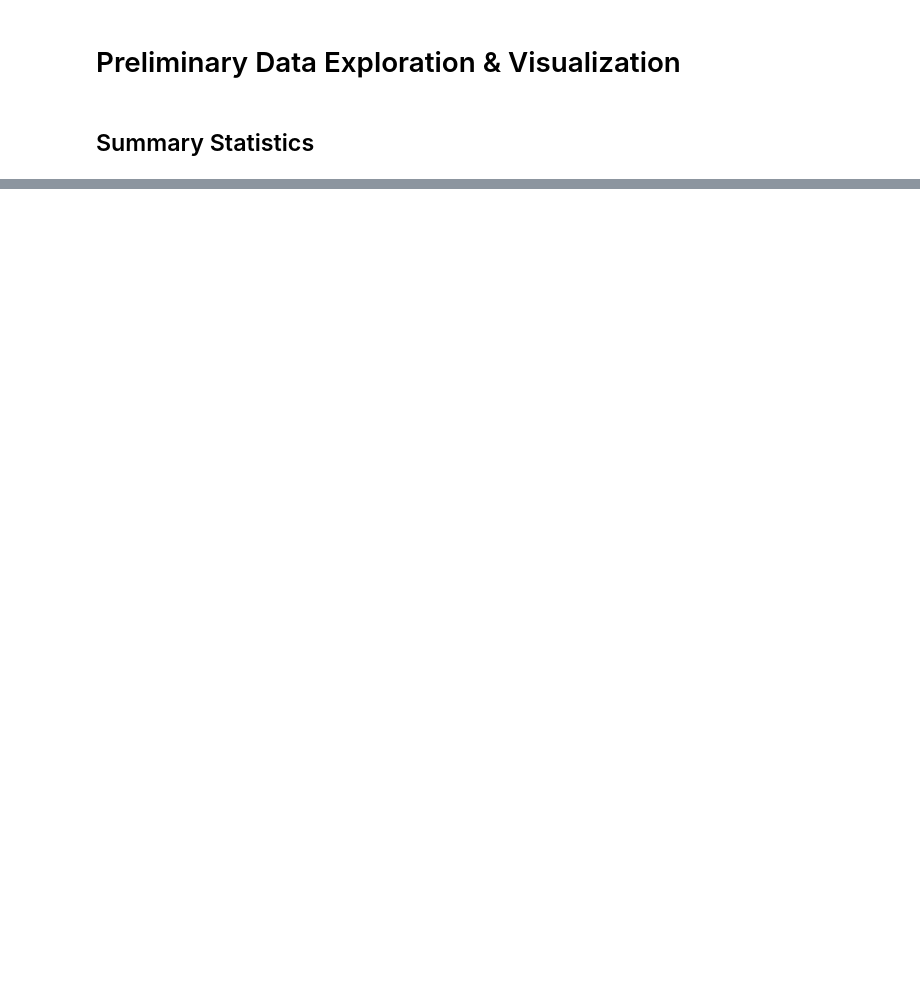
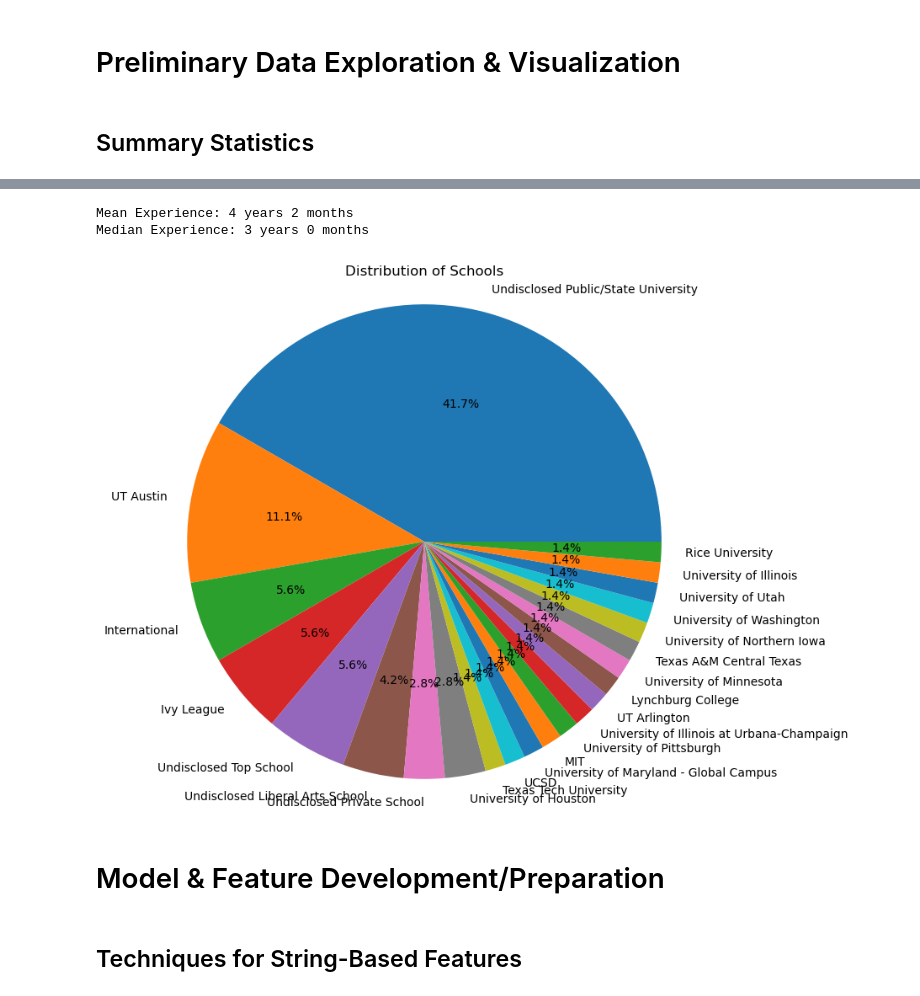
Before and after one commit to sergiicodes/UT-Austin-MSDS-admissions-predictor, a Jupyter notebook: json files/data-cleansing.ipynb, the cells around one changed output, grey strips where cells are left out. Saved outputs shown, nothing was run; the diff lists cells and outputs as text; code cells hidden in the pictures; blank space fills up the shorter version.

```diff
--- a/json files/data-cleansing.ipynb
+++ b/json files/data-cleansing.ipynb
@@ -82,0 +132,75 @@ plt.show()
+# %%
+import re
+# This will go through all of the comments in the "experience" column, see if there is a number in front of the word year(s) and month(s), and then find the mean of relevant experience in years
+# Extract the numerical values from the "experience" column
+experience_values = combined_df['experience'].str.extract(r'(\d+)(?= year| years| month| months)')
+
+# Convert the extracted values to numeric
+experience_values = pd.to_numeric(experience_values[0], errors='coerce')
+
+# Convert months to years by dividing by 12
+experience_values.loc[combined_df['experience'].str.contains('month|months', na=False)] /= 12
+
+# Drop the NaN values
+experience_values = experience_values.dropna()
+
+# Calculate the average, in years, of the extracted values
+mean_experience = experience_values.mean()
+median_experience = experience_values.median()
+
+# Convert mean experience to years and months
+mean_years = math.floor(mean_experience)
+mean_months = round((mean_experience - mean_years) * 12)
+
+# Convert median experience to years and months
+median_years = math.floor(median_experience)
+median_months = round((median_experience - median_years) * 12)
+
+# Print the mean and median experience in years and months
+mean_experience_str = f"Mean Experience: {mean_years} years {mean_months} months"
+median_experience_str = f"Median Experience: {median_years} years {median_months} months"
+
+print(mean_experience_str)
+print(median_experience_str)
+# %% [output]
+Mean Experience: 4 years 2 months
+Median Experience: 3 years 0 months
+# %%
+import re
+
+school_names = combined_df['education'].apply(lambda x: x['institution'] if isinstance(x, dict) and 'institution' in x else [item['institution'] for item in x if 'institution' in item])
+
+# Modify the school names to group specific schools
+school_names_modified = school_names.copy()
+
+# Group "Columbia University" and "Yale University" under "Ivy League"
+school_names_modified = [name if name not in ["Columbia University", "Yale University"] else "Ivy League" for name in school_names_modified]
+# Group schools with "state" or "public" in the name under "Undisclosed Public/State University"
+school_names_modified = [name if isinstance(name, str) and ("public" not in name.lower() and "state" not in name.lower()) else "Undisclosed Public/State University" for name in school_names_modified]
+# Group schools with "Top" or "Great" in the name under "Undisclosed Top School"
+school_names_modified = [name if isinstance(name, str) and ("top" not in name.lower() and "great" not in name.lower()) else "Undisclosed Top School" for name in school_names_modified]
+# Group schools with "liberal arts" in the name under "Undisclosed Liberal Arts School"
+school_names_modified = [name if isinstance(name, str) and "liberal arts" not in name.lower() else "Undisclosed Liberal Arts School" for name in school_names_modified]
+# Group schools with "private" in the name under "Undisclosed Private School"
+school_names_modified = [name if isinstance(name, str) and "private" not in name.lower() else "Undisclosed Private School" for name in school_names_modified]
+# Group schools with "Tec de Monterrey", "Canadian", "Waterloo", "overseas" in the name under "International"
+school_names_modified = [name if isinstance(name, str) and not any(keyword in name.lower() for keyword in ["tec de monterrey", "canadian", "waterloo", "overseas"]) else "International" for name in school_names_modified]
+
+# Filter out responses to get a single institution entry
+school_names_cleaned = [name for name in school_names_modified if not isinstance(name, list)]
+
+# Count the occurrences of each school
+school_counts = pd.Series(school_names_cleaned).value_counts()
+
+# Plot the pie chart
+plt.figure(figsize=(8, 8))
+plt.pie(school_counts.values, labels=school_counts.index, autopct='%1.1f%%')
+plt.title('Distribution of Schools')
+plt.axis('equal')
+plt.show()
+# %% [output]
+[figure, added]
+# %% [markdown]
+# Model & Feature Development/Preparation
+# %% [markdown]
+## Techniques for String-Based Features
```
Also changed, not shown: parts of 8 cells of this notebook, 6 other files.
